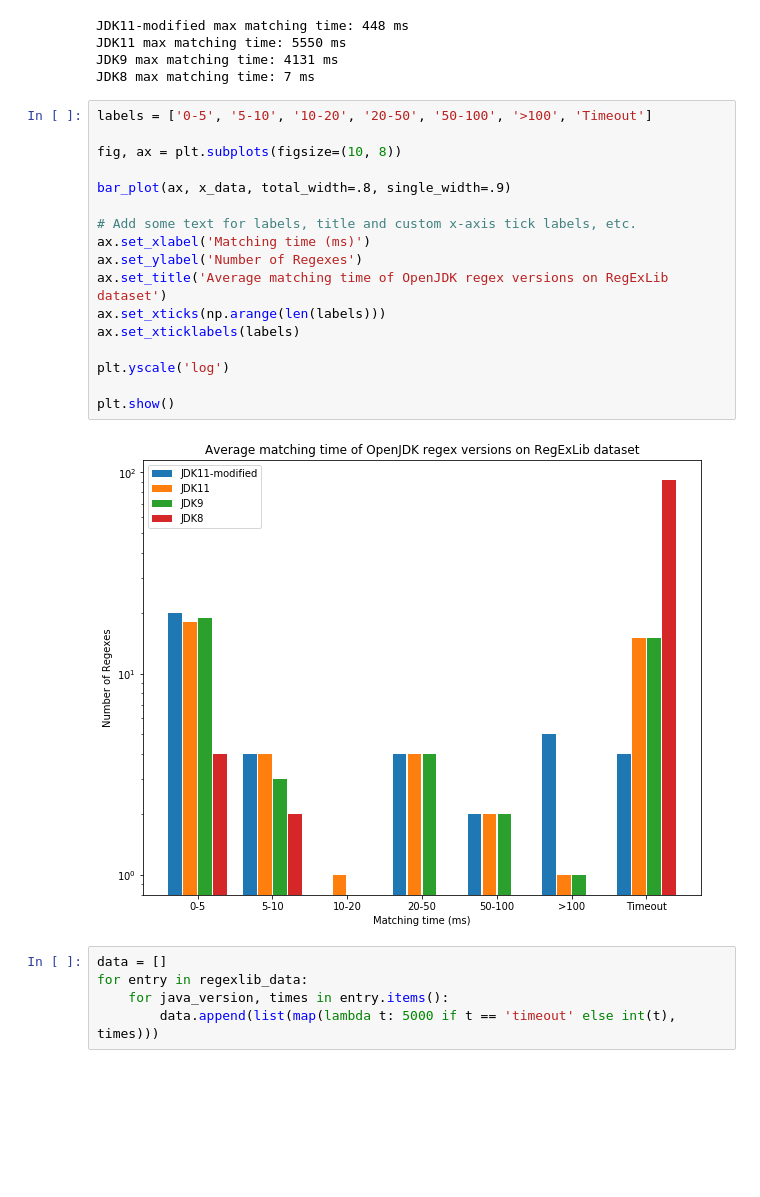
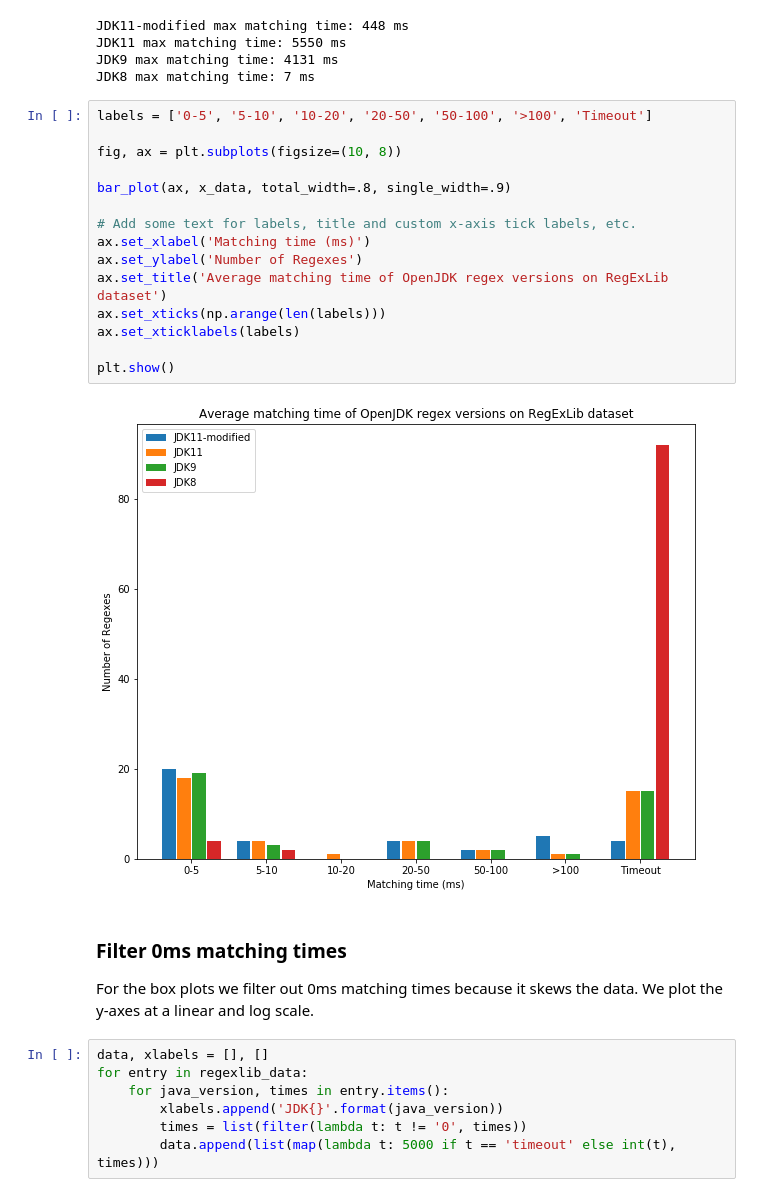
Before and after one commit to steynvl/java-regex-engine-analysis, a Jupyter notebook: benchmarks/plot_data.ipynb, the cells around one changed output. Saved outputs shown, nothing was run; the diff lists cells and outputs as text; blank space fills up the shorter version.

Commit message:
Additions to plot_data.ipynb

```diff
--- a/benchmarks/plot_data.ipynb
+++ b/benchmarks/plot_data.ipynb
@@ -106,24 +106,28 @@ JDK8 max matching time: 7 ms
 # %%
 labels = ['0-5', '5-10', '10-20', '20-50', '50-100', '>100', 'Timeout']
 
 fig, ax = plt.subplots(figsize=(10, 8))
 
 bar_plot(ax, x_data, total_width=.8, single_width=.9)
 
 # Add some text for labels, title and custom x-axis tick labels, etc.
 ax.set_xlabel('Matching time (ms)')
 ax.set_ylabel('Number of Regexes')
 ax.set_title('Average matching time of OpenJDK regex versions on RegExLib dataset')
 ax.set_xticks(np.arange(len(labels)))
 ax.set_xticklabels(labels)
 
-plt.yscale('log')
-
 plt.show()
 # %% [output]
-[figure, old version]
+[figure, new version]
+# %% [markdown]
+### Filter 0ms matching times
+
+For the box plots we filter out 0ms matching times because it skews the data. We plot the y-axes at a linear and log scale.
 # %%
-data = []
+data, xlabels = [], []
 for entry in regexlib_data:
     for java_version, times in entry.items():
+        xlabels.append('JDK{}'.format(java_version))
+        times = list(filter(lambda t: t != '0', times))
         data.append(list(map(lambda t: 5000 if t == 'timeout' else int(t), times)))
```
Also changed, not shown: parts of 3 cells of this notebook.
